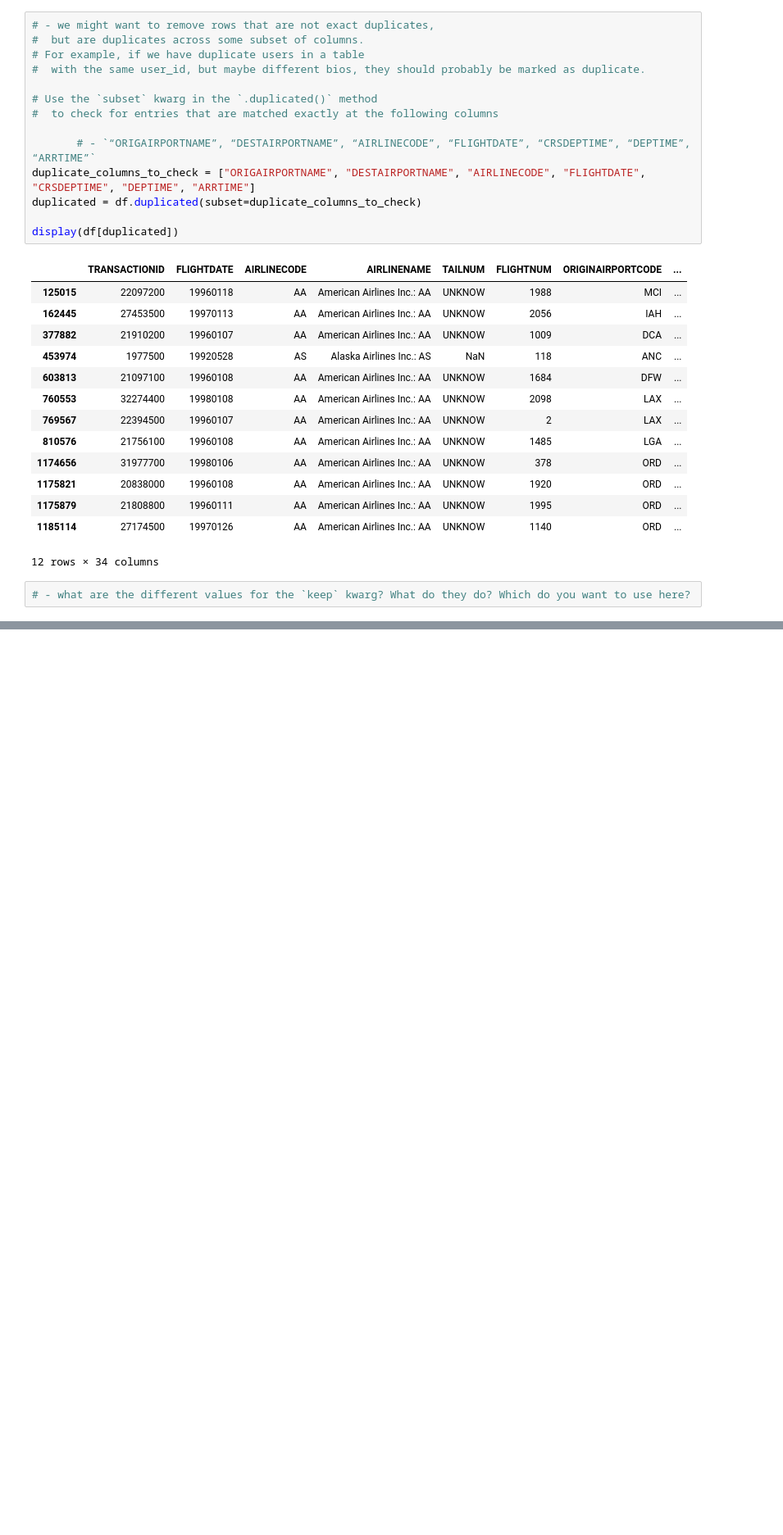
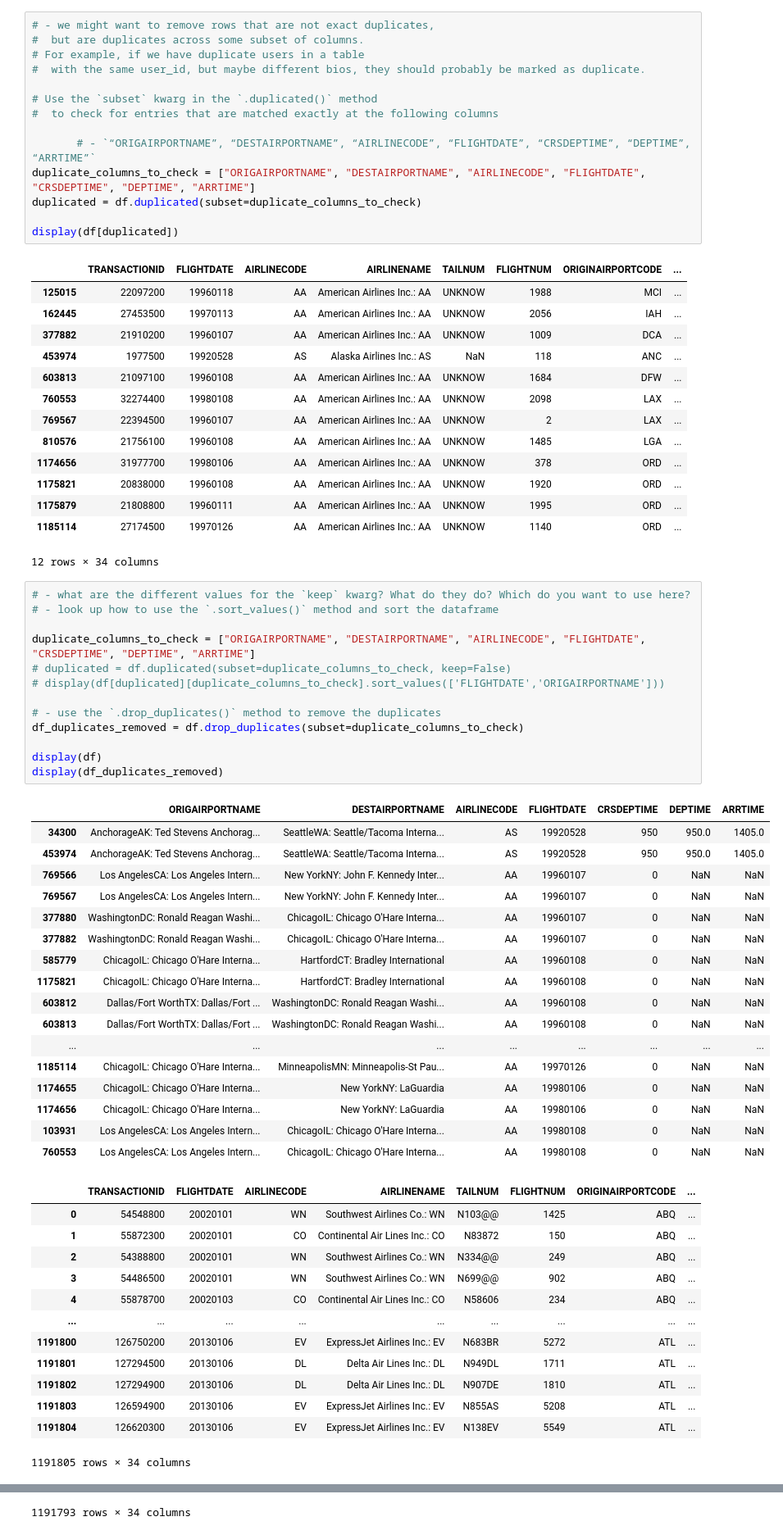
Before and after one commit to Tawfiqh/kaggle-flights-data-cleaning, a Jupyter notebook: Kaggle-flight-cleaning.ipynb, the cells around one changed output, grey strips where cells are left out. Shown at 82% size. Cells and saved outputs as stored; diff of their text form; blank space fills up the shorter version.

```diff
--- a/Kaggle-flight-cleaning.ipynb
+++ b/Kaggle-flight-cleaning.ipynb
@@ -192,3 +192,45 @@ display(df[duplicated])
 12 rows × 34 columns
 # %%
 # - what are the different values for the `keep` kwarg? What do they do? Which do you want to use here?
+# - look up how to use the `.sort_values()` method and sort the dataframe
+
+duplicate_columns_to_check = ["ORIGAIRPORTNAME", "DESTAIRPORTNAME", "AIRLINECODE", "FLIGHTDATE", "CRSDEPTIME", "DEPTIME", "ARRTIME"]
+# duplicated = df.duplicated(subset=duplicate_columns_to_check, keep=False)
+# display(df[duplicated][duplicate_columns_to_check].sort_values(['FLIGHTDATE','ORIGAIRPORTNAME']))
+
+# - use the `.drop_duplicates()` method to remove the duplicates
+df_duplicates_removed = df.drop_duplicates(subset=duplicate_columns_to_check)
+
+display(df)
+display(df_duplicates_removed)
+# %% [output]
+|  | ORIGAIRPORTNAME | DESTAIRPORTNAME | AIRLINECODE | FLIGHTDATE | CRSDEPTIME | DEPTIME | ARRTIME |
+| 34300 | AnchorageAK: Ted Stevens Anchorag... | SeattleWA: Seattle/Tacoma Interna... | AS | 19920528 | 950 | 950.0 | 1405.0 |
+| 453974 | AnchorageAK: Ted Stevens Anchorag... | SeattleWA: Seattle/Tacoma Interna... | AS | 19920528 | 950 | 950.0 | 1405.0 |
+| 769566 | Los AngelesCA: Los Angeles Intern... | New YorkNY: John F. Kennedy Inter... | AA | 19960107 | 0 | NaN | NaN |
+| 769567 | Los AngelesCA: Los Angeles Intern... | New YorkNY: John F. Kennedy Inter... | AA | 19960107 | 0 | NaN | NaN |
+| 377880 | WashingtonDC: Ronald Reagan Washi... | ChicagoIL: Chicago O'Hare Interna... | AA | 19960107 | 0 | NaN | NaN |
+| 377882 | WashingtonDC: Ronald Reagan Washi... | ChicagoIL: Chicago O'Hare Interna... | AA | 19960107 | 0 | NaN | NaN |
+| 585779 | ChicagoIL: Chicago O'Hare Interna... | HartfordCT: Bradley International | AA | 19960108 | 0 | NaN | NaN |
+| 1175821 | ChicagoIL: Chicago O'Hare Interna... | HartfordCT: Bradley International | AA | 19960108 | 0 | NaN | NaN |
+| 603812 | Dallas/Fort WorthTX: Dallas/Fort ... | WashingtonDC: Ronald Reagan Washi... | AA | 19960108 | 0 | NaN | NaN |
+| 603813 | Dallas/Fort WorthTX: Dallas/Fort ... | WashingtonDC: Ronald Reagan Washi... | AA | 19960108 | 0 | NaN | NaN |
+| ... | ... | ... | ... | ... | ... | ... | ... |
+| 1185114 | ChicagoIL: Chicago O'Hare Interna... | MinneapolisMN: Minneapolis-St Pau... | AA | 19970126 | 0 | NaN | NaN |
+| 1174655 | ChicagoIL: Chicago O'Hare Interna... | New YorkNY: LaGuardia | AA | 19980106 | 0 | NaN | NaN |
+| 1174656 | ChicagoIL: Chicago O'Hare Interna... | New YorkNY: LaGuardia | AA | 19980106 | 0 | NaN | NaN |
+| 103931 | Los AngelesCA: Los Angeles Intern... | ChicagoIL: Chicago O'Hare Interna... | AA | 19980108 | 0 | NaN | NaN |
+| 760553 | Los AngelesCA: Los Angeles Intern... | ChicagoIL: Chicago O'Hare Interna... | AA | 19980108 | 0 | NaN | NaN |
+|  | TRANSACTIONID | FLIGHTDATE | AIRLINECODE | AIRLINENAME | TAILNUM | FLIGHTNUM | ORIGINAIRPORTCODE | ... |
+| 0 | 54548800 | 20020101 | WN | Southwest Airlines Co.: WN | N103@@ | 1425 | ABQ | ... |
+| 1 | 55872300 | 20020101 | CO | Continental Air Lines Inc.: CO | N83872 | 150 | ABQ | ... |
+| 2 | 54388800 | 20020101 | WN | Southwest Airlines Co.: WN | N334@@ | 249 | ABQ | ... |
+| 3 | 54486500 | 20020101 | WN | Southwest Airlines Co.: WN | N699@@ | 902 | ABQ | ... |
+| 4 | 55878700 | 20020103 | CO | Continental Air Lines Inc.: CO | N58606 | 234 | ABQ | ... |
+| ... | ... | ... | ... | ... | ... | ... | ... | ... |
+| 1191800 | 126750200 | 20130106 | EV | ExpressJet Airlines Inc.: EV | N683BR | 5272 | ATL | ... |
+| 1191801 | 127294500 | 20130106 | DL | Delta Air Lines Inc.: DL | N949DL | 1711 | ATL | ... |
+| 1191802 | 127294900 | 20130106 | DL | Delta Air Lines Inc.: DL | N907DE | 1810 | ATL | ... |
+| 1191803 | 126594900 | 20130106 | EV | ExpressJet Airlines Inc.: EV | N855AS | 5208 | ATL | ... |
+| 1191804 | 126620300 | 20130106 | EV | ExpressJet Airlines Inc.: EV | N138EV | 5549 | ATL | ... |
+1191805 rows × 34 columns
@@ -194,0 +249 @@ display(df[duplicated])
+1191793 rows × 34 columns
```
Also changed, not shown: parts of 3 cells of this notebook, 2 other files.
